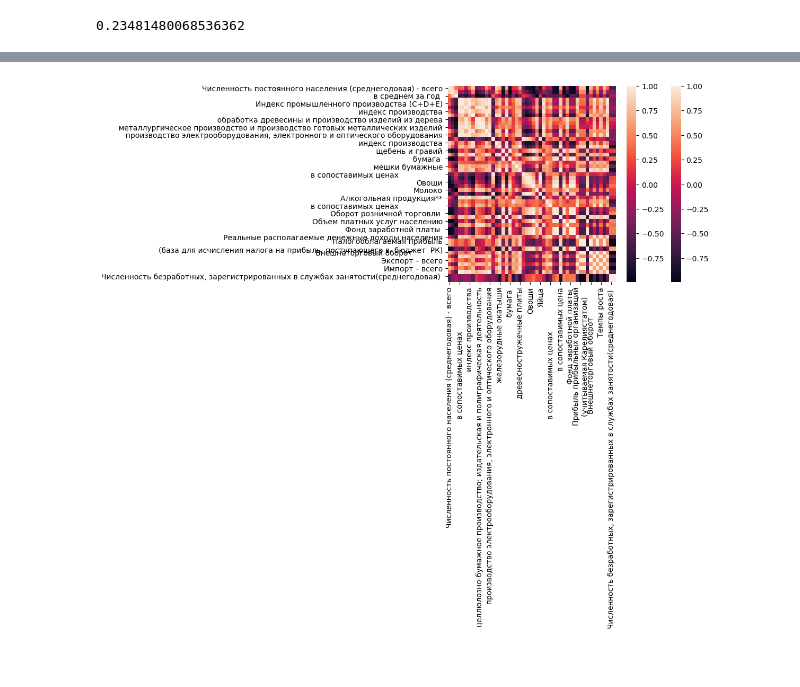
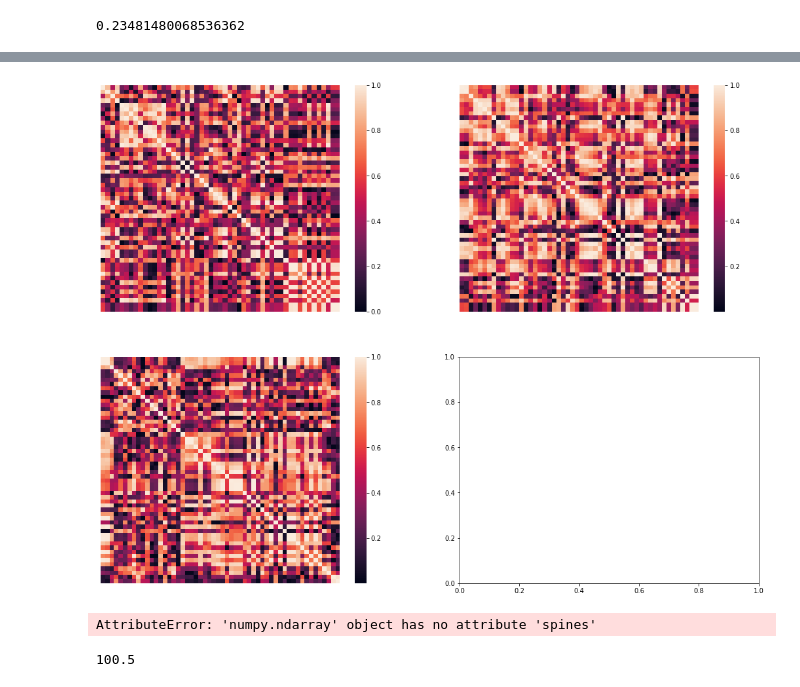
Before and after one commit to deethereal/DigitalLeaders_budget_10_HACK, a Jupyter notebook: DenisFirstTry.ipynb, the cells around one changed output, grey strips where cells are left out. Cells and saved outputs as stored; diff of their text form; code cells hidden in the pictures.

Commit message:
4 heatmaps and

```diff
--- a/DenisFirstTry.ipynb
+++ b/DenisFirstTry.ipynb
@@ -48,14 +24,0 @@ df =df.reset_index().drop(['level_0','level_1'],axis='columns')
-# %%
-def remove_star(x):
-    try:
-        return x.replace('*','')
-    except:
-        return x
-# %%
-df.loc[2,'    декабрь к декабрю ']=113.25
-corr = df.applymap(remove_star).corr()
-# %%
-sns.heatmap(corr)
-plt.show()
-# %% [output]
-[figure, removed]
@@ -61,0 +56,45 @@ plt.show()
+# %%
+def twenty_eighteen(name,ax):
+    path = 'data/predictions_budget/'
+    try:
+        df = pd.read_excel(path+name, header=[2,3]).dropna(how='any')
+    except:
+        df = pd.read_excel(path+name, header=[1,3]).dropna(how='any')
+    main_year = (name[:4])
+    df = df.drop(labels=[
+    (f'прогноза социально-экономического развития Республики Карелия на {main_year} год и плановый период {str(int(main_year)+1)} и {str(int(main_year)+2)} годов','Единицы измерения'),
+    (f'прогноза социально-экономического развития Республики Карелия на {main_year} год и плановый период {str(int(main_year)+1)} и {str(int(main_year)+2)} годов',f'{main_year} год прогноз'),
+    (f'прогноза социально-экономического развития Республики Карелия на {main_year} год и плановый период {str(int(main_year)+1)} и {str(int(main_year)+2)} годов',f'{main_year} год прогноз.2'),
+    (f'прогноза социально-экономического развития Республики Карелия на {main_year} год и плановый период {str(int(main_year)+1)} и {str(int(main_year)+2)} годов',f'{str(int(main_year)+1)} год прогноз'),
+    (f'прогноза социально-экономического развития Республики Карелия на {main_year} год и плановый период {str(int(main_year)+1)} и {str(int(main_year)+2)} годов',f'{str(int(main_year)+1)} год прогноз.2'),
+    (f'прогноза социально-экономического развития Республики Карелия на {main_year} год и плановый период {str(int(main_year)+1)} и {str(int(main_year)+2)} годов',f'{str(int(main_year)+2)} год прогноз'),
+    (f'прогноза социально-экономического развития Республики Карелия на {main_year} год и плановый период {str(int(main_year)+1)} и {str(int(main_year)+2)} годов',f'{str(int(main_year)+2)} год прогноз.2')
+    ],axis='columns')
+    df = df.T.applymap(remove_star)
+    df = df.rename(columns=df.iloc[0])
+    df=df.drop(df.index[0],axis='index')
+    return sns.heatmap(abs(df.astype('float64').corr()),ax=ax,xticklabels=False, yticklabels=False)
+# %%
+file0 = '2010-2012.xls'
+file1 = '2011-2013.xls'
+file2 = '2020-2022.xls'
+file3 = '2019-2021.xls'
+# %%
+corr = df.applymap(remove_star).corr()
+%matplotlib inline
+fig, ax = plt.subplots(2,2,figsize=(18,14))
+before_twety_eighteen(file0,ax[0][0])
+before_twety_eighteen(file1,ax[0][1])
+twenty_eighteen(file3, ax)
+twenty_eighteen(file2,ax[1][0])
+plt.show()
+# %% [output]
+[figure, added]
+# %%
+twenty_eighteen(file3,ax)
+# %% [output]
+AttributeError: 'numpy.ndarray' object has no attribute 'spines'
+# %%
+float('100.5')
+# %% [output]
+100.5
```
Also changed, not shown: parts of 5 cells of this notebook.
